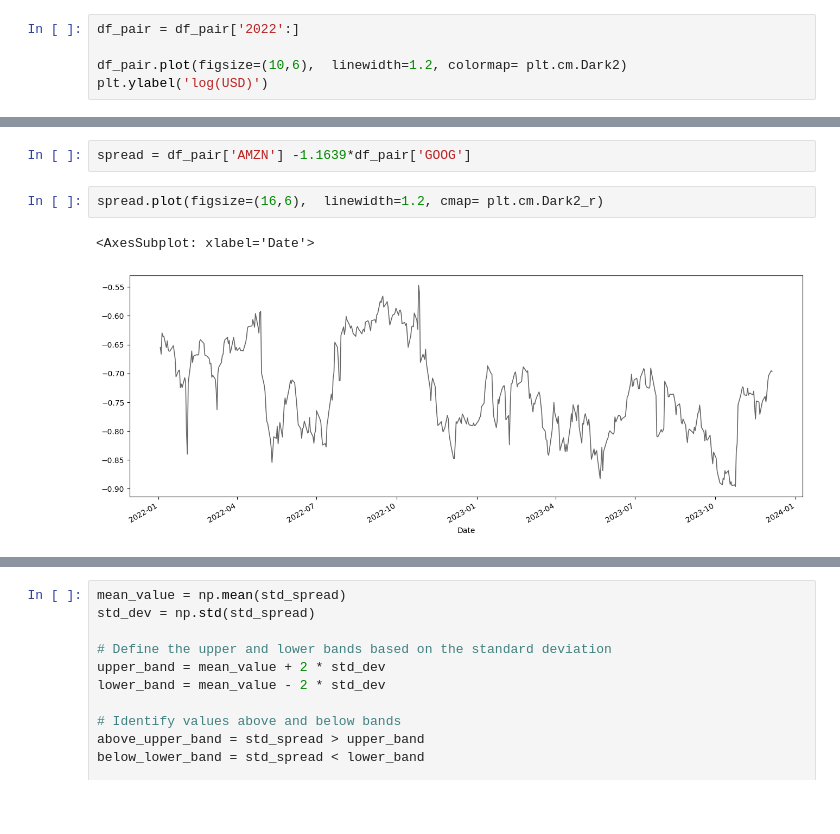
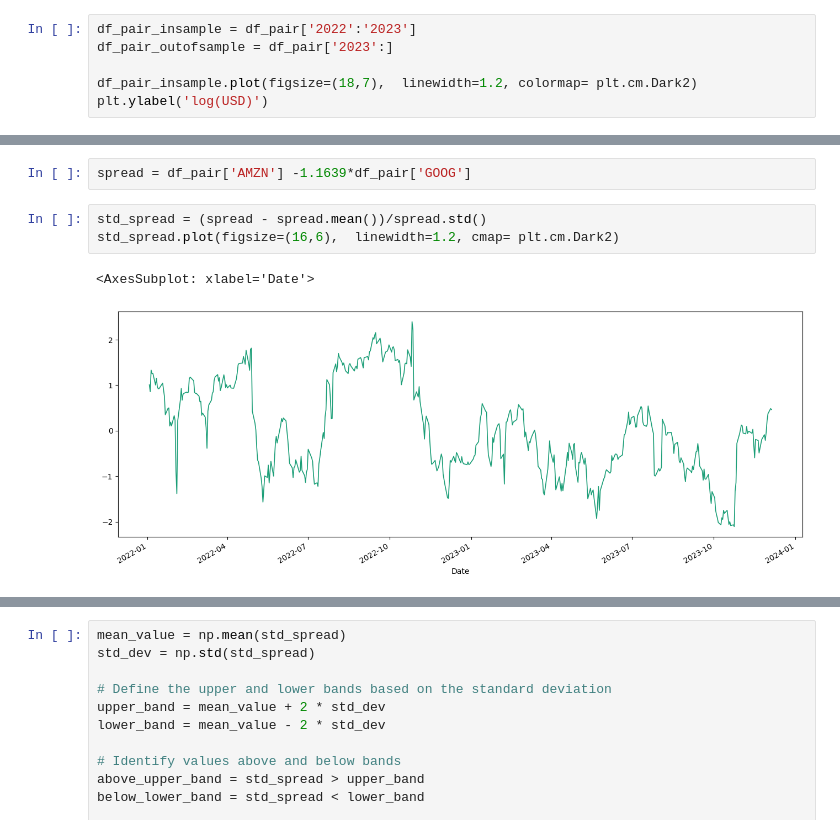
Before and after one commit to ViniNazato/Cointegration-PairTrading, a Jupyter notebook: VECM.ipynb, the cells around one changed output, grey strips where cells are left out. Cells and saved outputs as stored; diff of their text form; blank space fills up the shorter version.

```diff
--- a/VECM.ipynb
+++ b/VECM.ipynb
@@ -42,9 +42,10 @@ plt.ylabel('USD')
 Text(0, 0.5, 'USD')
 [figure]
 # %%
-df_pair = df_pair['2022':]
+df_pair_insample = df_pair['2022':'2023']
+df_pair_outofsample = df_pair['2023':]
 
-df_pair.plot(figsize=(10,6),  linewidth=1.2, colormap= plt.cm.Dark2)
+df_pair_insample.plot(figsize=(18,7),  linewidth=1.2, colormap= plt.cm.Dark2)
 plt.ylabel('log(USD)')
 # %% [output]
 Text(0, 0.5, 'log(USD)')
@@ -171,7 +154,8 @@ $$
 # %%
 spread = df_pair['AMZN'] -1.1639*df_pair['GOOG']
 # %%
-spread.plot(figsize=(16,6),  linewidth=1.2, cmap= plt.cm.Dark2_r)
+std_spread = (spread - spread.mean())/spread.std()
+std_spread.plot(figsize=(16,6),  linewidth=1.2, cmap= plt.cm.Dark2)
 # %% [output]
 <AxesSubplot: xlabel='Date'>
-[figure, old version]
+[figure, new version]
```
Also changed, not shown: parts of 20 cells of this notebook, 4 other files.
